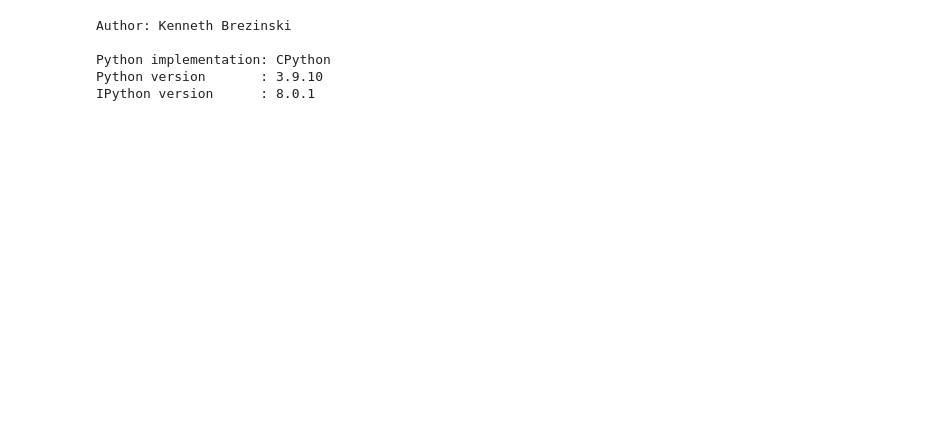
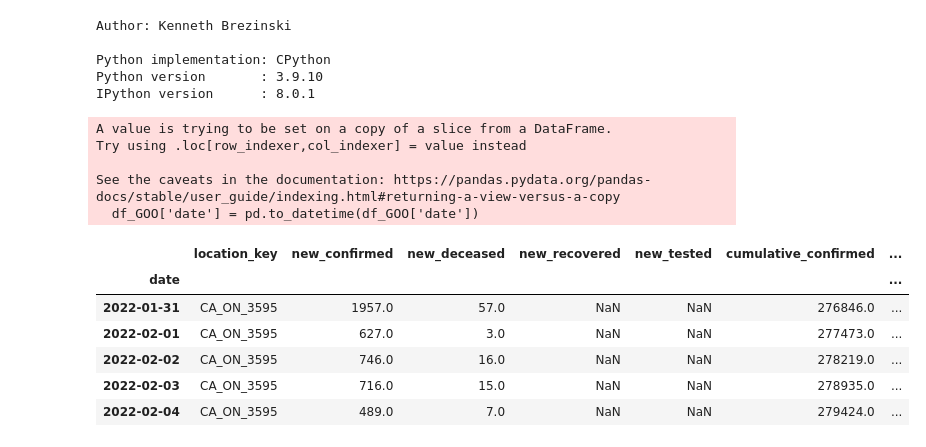
Before and after one commit to kbrezinski/COVID-BiLSTM, a Jupyter notebook: COVID-BiLSTM/process-COVID.ipynb, the cells around one changed output. Saved outputs shown, nothing was run; the diff lists cells and outputs as text; code cells hidden in the pictures; blank space fills up the shorter version.

```diff
--- a/COVID-BiLSTM/process-COVID.ipynb
+++ b/COVID-BiLSTM/process-COVID.ipynb
@@ -22,0 +18,19 @@ df_ww.tail()
+# %%
+# location key of Toronto 'CA_ON_3595'
+df_GOO = df1[df1['location_key'].apply(lambda k: k == 'CA_ON_3595' if isinstance(k, str) else False)]
+df_GOO['date'] = pd.to_datetime(df_GOO['date'])
+df_GOO = df_GOO.set_index('date')
+df_GOO.tail()
+# %% [output]
+A value is trying to be set on a copy of a slice from a DataFrame.
+Try using .loc[row_indexer,col_indexer] = value instead
+
+See the caveats in the documentation: https://pandas.pydata.org/pandas-docs/stable/user_guide/indexing.html#returning-a-view-versus-a-copy
+  df_GOO['date'] = pd.to_datetime(df_GOO['date'])
+|  | location_key | new_confirmed | new_deceased | new_recovered | new_tested | cumulative_confirmed | ... |
+| date |  |  |  |  |  |  | ... |
+| 2022-01-31 | CA_ON_3595 | 1957.0 | 57.0 | NaN | NaN | 276846.0 | ... |
+| 2022-02-01 | CA_ON_3595 | 627.0 | 3.0 | NaN | NaN | 277473.0 | ... |
+| 2022-02-02 | CA_ON_3595 | 746.0 | 16.0 | NaN | NaN | 278219.0 | ... |
+| 2022-02-03 | CA_ON_3595 | 716.0 | 15.0 | NaN | NaN | 278935.0 | ... |
+| 2022-02-04 | CA_ON_3595 | 489.0 | 7.0 | NaN | NaN | 279424.0 | ... |
```
Also changed, not shown: parts of 6 cells of this notebook, 4 other files.
